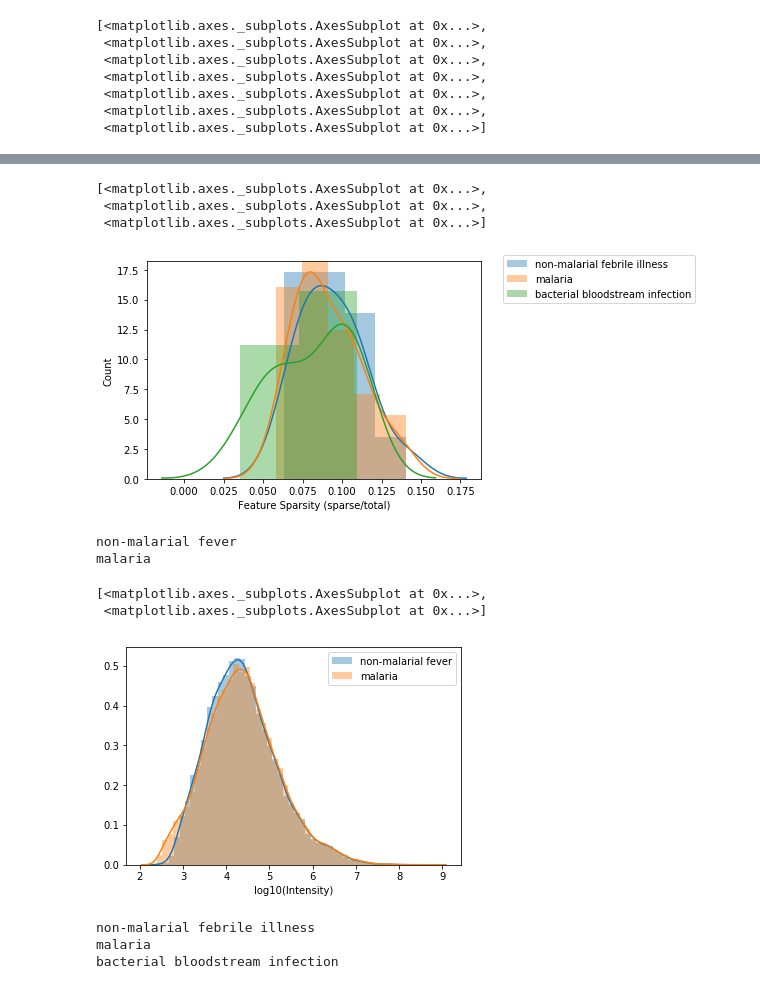
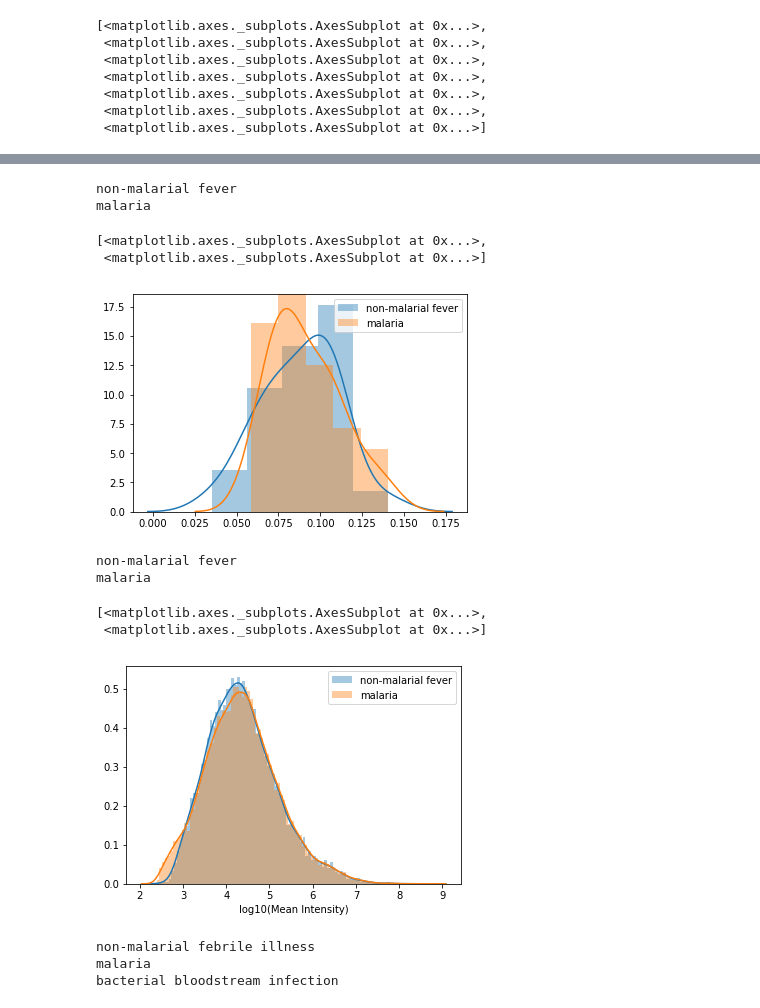
Before and after one commit to irockafe/metabolomics_processing, a Jupyter notebook: notebooks/analysis_code.ipynb, the cells around one changed output, grey strips where cells are left out. Drawn from its saved outputs; the diff is of its cells as text; code cells hidden in the pictures.

```diff
--- a/notebooks/analysis_code.ipynb
+++ b/notebooks/analysis_code.ipynb
@@ -133,20 +167,26 @@ explore.sample_feature_intensity(tidy, plot_type=sns.boxplot)
 # %%
 explore.plot_feature_sparsity(mtbls315_pos.feature_table,
-                              mtbls315_pos.class_dict)
+                              new_class_dict,
+                              #bins=10
+                             )
 # %% [output]
-[<matplotlib.axes._subplots.AxesSubplot at 0x...>,
- <matplotlib.axes._subplots.AxesSubplot at 0x...>,
- <matplotlib.axes._subplots.AxesSubplot at 0x...>]
+non-malarial fever
+malaria
+[<matplotlib.axes._subplots.AxesSubplot at 0x...>,
+ <matplotlib.axes._subplots.AxesSubplot at 0x...>]
-[figure, old version]
+[figure, new version]
 # %%
-explore.plot_mean_intensity(np.log10(zero_filled),
-                           new_class_dict, axlabel='log10(Intensity)')
+explore.distplot_classes(np.log10(zero_filled),
+                         new_class_dict,
+                         fxn=np.mean,
+                         axlabel='log10(Mean Intensity)',
+                        bins=100)
 # %% [output]
 non-malarial fever
 malaria
 [<matplotlib.axes._subplots.AxesSubplot at 0x...>,
  <matplotlib.axes._subplots.AxesSubplot at 0x...>]
-[figure, old version]
+[figure, new version]
 # %%
 # plot intensities
 #sns.distplot(np.log10(zero_filled.mean(axis=0)), bins=100)
```
Also changed, not shown: parts of 6 cells of this notebook, 2 other files.
